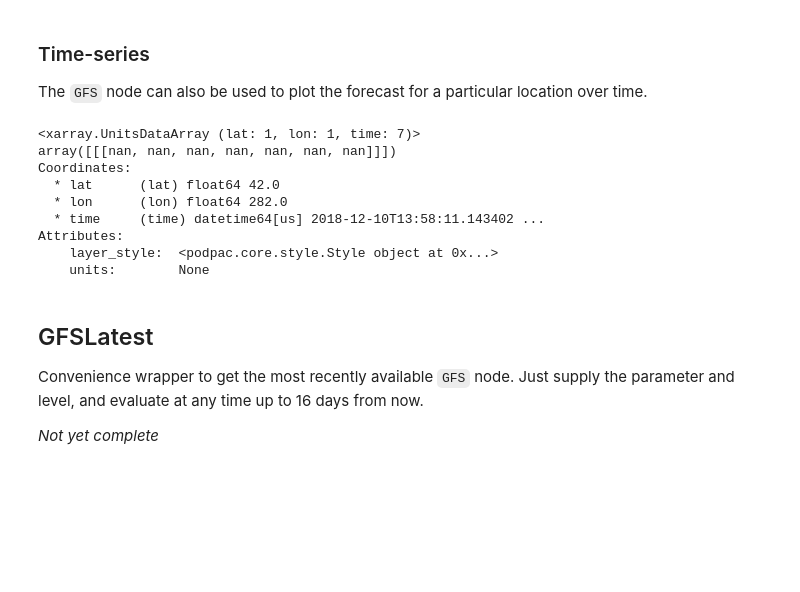
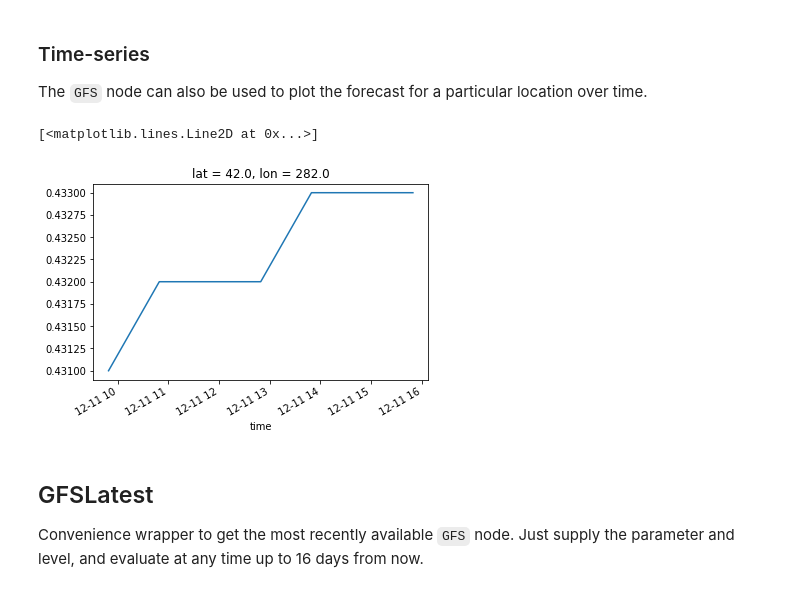
Before and after one commit to creare-com/podpac-examples, a Jupyter notebook: notebooks/demos/gfs.ipynb, the cells around one changed output. Saved outputs shown, nothing was run; the diff lists cells and outputs as text; code cells hidden in the pictures; blank space fills up the shorter version.

```diff
--- a/notebooks/demos/gfs.ipynb
+++ b/notebooks/demos/gfs.ipynb
@@ -94,30 +92,20 @@ The `GFS` node can also be used to plot the forecast for a particular location o
 # %%
 # this is the same node as above
 gfs_soim = GFS(parameter='SOIM', level='0-10 m DPTH', date=date, hour=hour)
 
-# get the forecast at lat=42, lon=275 every hour for the next 6 hours
+# get the forecast at lat=42, lon=275 every hour for the next 24 hours
 start = now
-stop = now + datetime.timedelta(hours=6)
+stop = now + datetime.timedelta(hours=24)
 c = Coordinates([42, 282, crange(start, stop, '1,h')], dims=['lat', 'lon', 'time'])
 o = gfs_soim.eval(c)
-print(o)
-# o.plot()
+o.plot()
 # %% [output]
-<xarray.UnitsDataArray (lat: 1, lon: 1, time: 7)>
-array([[[nan, nan, nan, nan, nan, nan, nan]]])
-Coordinates:
-  * lat      (lat) float64 42.0
-  * lon      (lon) float64 282.0
-  * time     (time) datetime64[us] 2018-12-10T13:58:11.143402 ...
-Attributes:
-    layer_style:  <podpac.core.style.Style object at 0x...>
-    units:        None
+[<matplotlib.lines.Line2D at 0x...>]
+[figure, added]
 # %% [markdown]
 ## GFSLatest
 
 Convenience wrapper to get the most recently available `GFS` node. Just supply the parameter and level, and evaluate at any time up to 16 days from now.
-
-*Not yet complete*
 # %%
 # get the latest forecast at lat=42, lon=275 at 1 hour resolution
 
```
Also changed, not shown: parts of 4 cells of this notebook.
